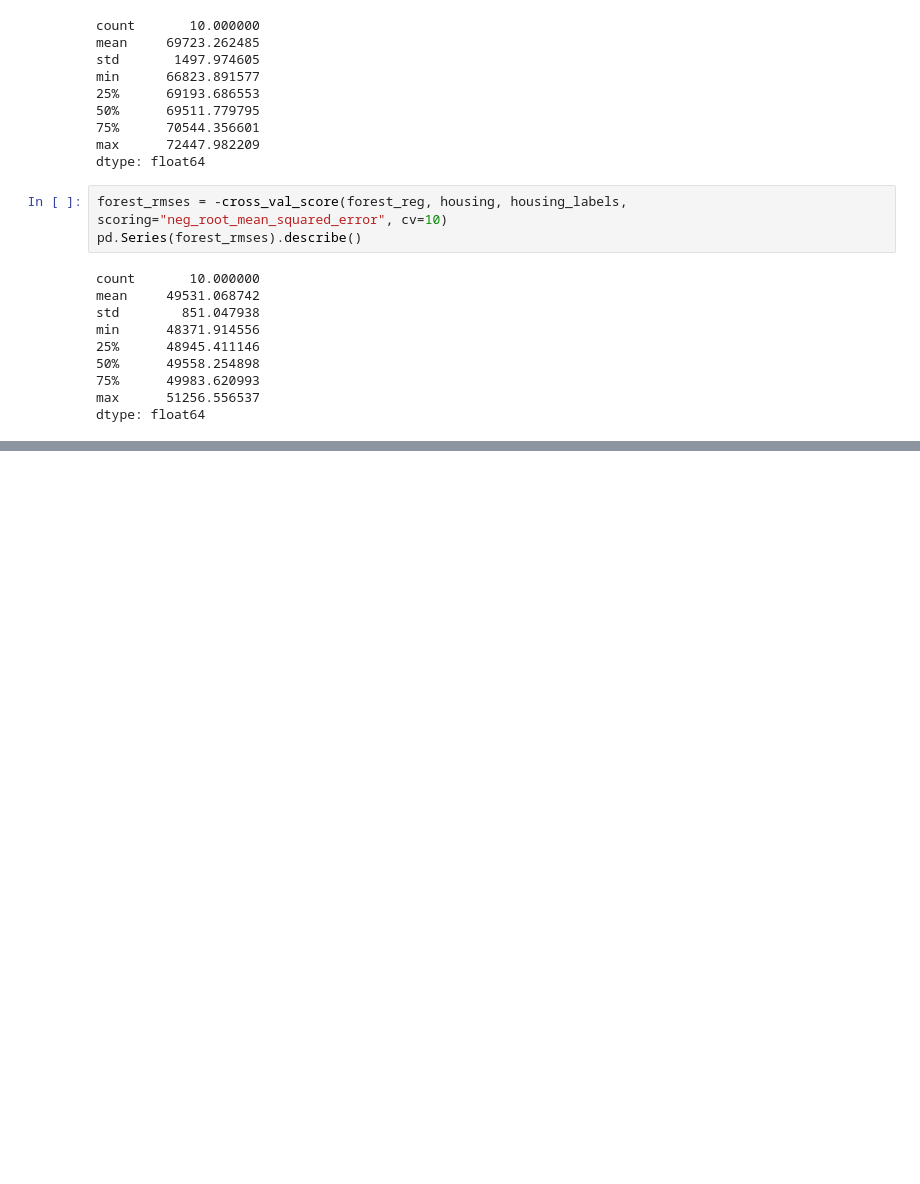
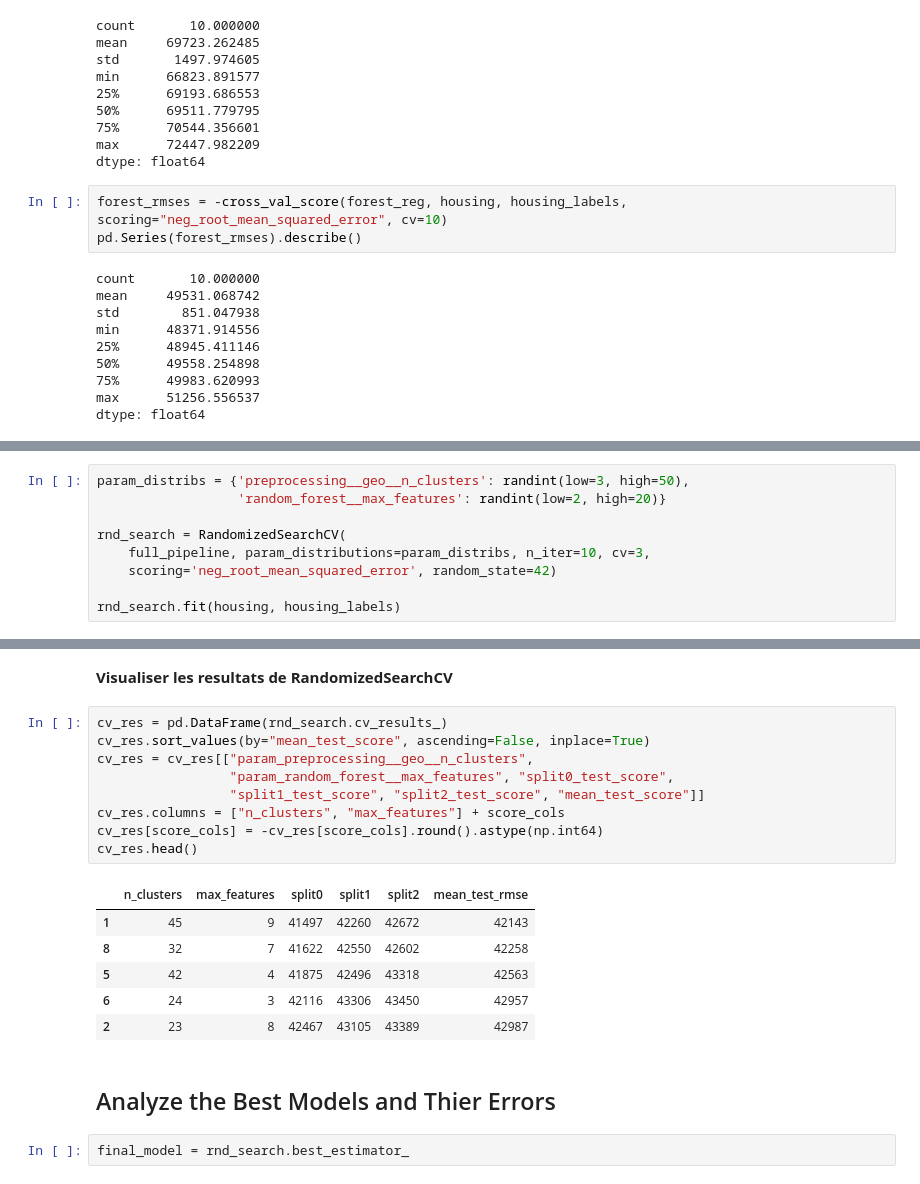
Before and after one commit to MouloudB-24/housing_californie, a Jupyter notebook: houlsing_Californie.ipynb, the cells around one changed output, grey strips where cells are left out. Drawn from its saved outputs; the diff is of its cells as text; blank space fills up the shorter version.

```diff
--- a/houlsing_Californie.ipynb
+++ b/houlsing_Californie.ipynb
@@ -474,0 +602,9 @@ dtype: float64
+# %%
+param_distribs = {'preprocessing__geo__n_clusters': randint(low=3, high=50),
+                  'random_forest__max_features': randint(low=2, high=20)}
+
+rnd_search = RandomizedSearchCV(
+    full_pipeline, param_distributions=param_distribs, n_iter=10, cv=3,
+    scoring='neg_root_mean_squared_error', random_state=42)
+
+rnd_search.fit(housing, housing_labels)
@@ -474,0 +657,22 @@ dtype: float64
+# %% [markdown]
+**Visualiser les resultats de RandomizedSearchCV**
+# %%
+cv_res = pd.DataFrame(rnd_search.cv_results_)
+cv_res.sort_values(by="mean_test_score", ascending=False, inplace=True)
+cv_res = cv_res[["param_preprocessing__geo__n_clusters",
+                 "param_random_forest__max_features", "split0_test_score",
+                 "split1_test_score", "split2_test_score", "mean_test_score"]]
+cv_res.columns = ["n_clusters", "max_features"] + score_cols
+cv_res[score_cols] = -cv_res[score_cols].round().astype(np.int64)
+cv_res.head()
+# %% [output]
+|  | n_clusters | max_features | split0 | split1 | split2 | mean_test_rmse |
+| 1 | 45 | 9 | 41497 | 42260 | 42672 | 42143 |
+| 8 | 32 | 7 | 41622 | 42550 | 42602 | 42258 |
+| 5 | 42 | 4 | 41875 | 42496 | 43318 | 42563 |
+| 6 | 24 | 3 | 42116 | 43306 | 43450 | 42957 |
+| 2 | 23 | 8 | 42467 | 43105 | 43389 | 42987 |
+# %% [markdown]
+## Analyze the Best Models and Thier Errors
+# %%
+final_model = rnd_search.best_estimator_
```
Also changed, not shown: parts of 35 cells of this notebook.
